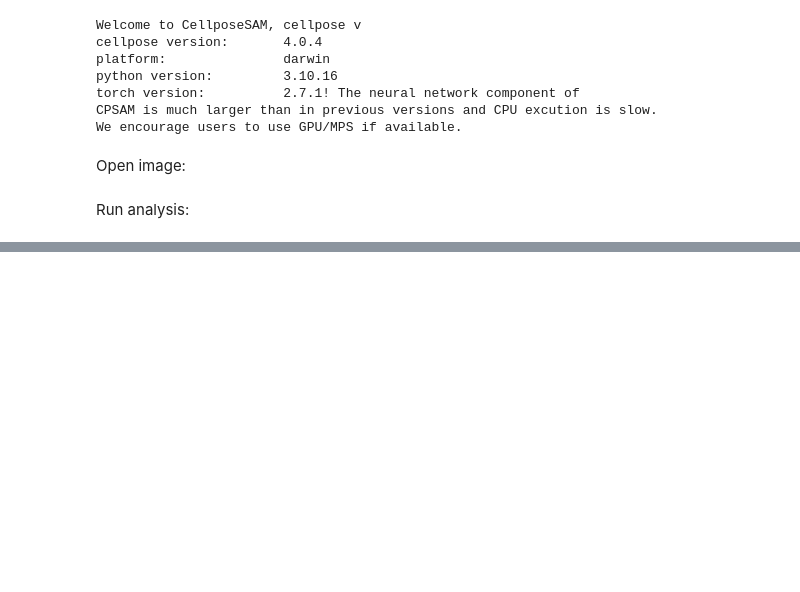
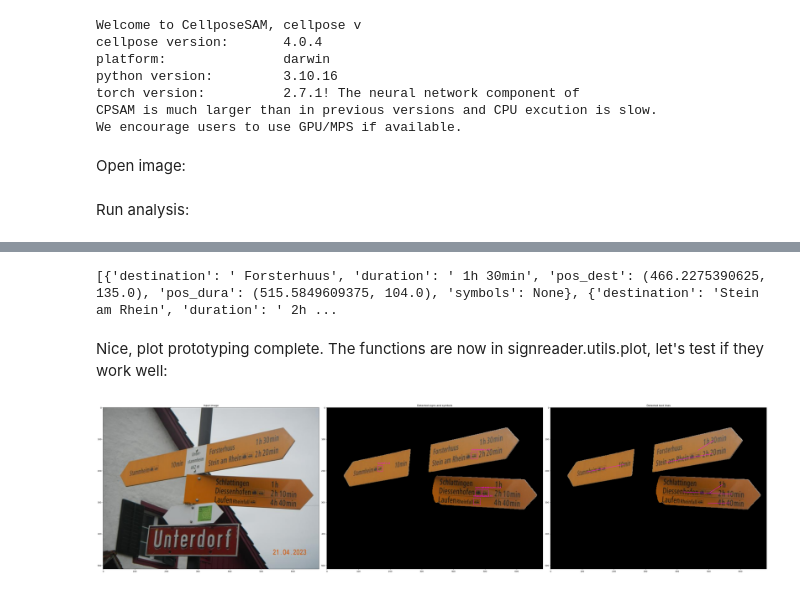
Before and after one commit to emoebel/usol-sign-reader, a Jupyter notebook: notebooks/test_detector.ipynb, the cells around one changed output, grey strips where cells are left out. Saved outputs shown, nothing was run; the diff lists cells and outputs as text; code cells hidden in the pictures; blank space fills up the shorter version.

```diff
--- a/notebooks/test_detector.ipynb
+++ b/notebooks/test_detector.ipynb
@@ -77,0 +118,12 @@ def plot_detector_result(img_np, masks, icontent):
+# %%
+print(icontent[0])
+# %% [output]
+[{'destination': ' Forsterhuus', 'duration': ' 1h 30min', 'pos_dest': (466.2275390625, 135.0), 'pos_dura': (515.5849609375, 104.0), 'symbols': None}, {'destination': 'Stein am Rhein', 'duration': ' 2h ...
+# %% [markdown]
+Nice, plot prototyping complete. The functions are now in signreader.utils.plot, let's test if they work well:
+# %%
+import signreader.utils.plot as plot
+img_np, masks, boxes, class_names, icontent = ireader.get_data()
+fig, axes = plot.plot_detector_result(img_np, masks, boxes, class_names, icontent)
+# %% [output]
+[figure, added]
```
Also changed, not shown: parts of 4 cells of this notebook, 4 other files.
